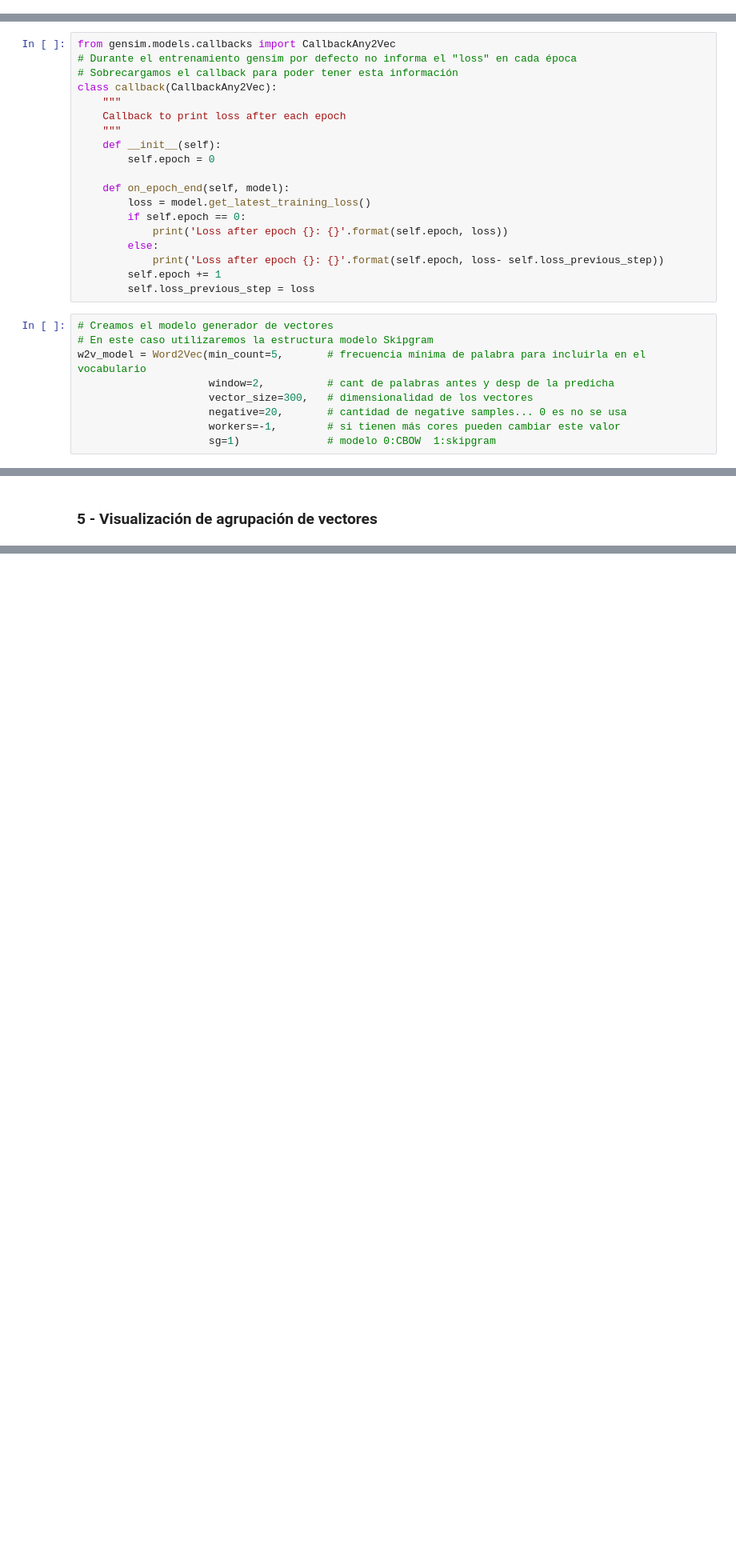
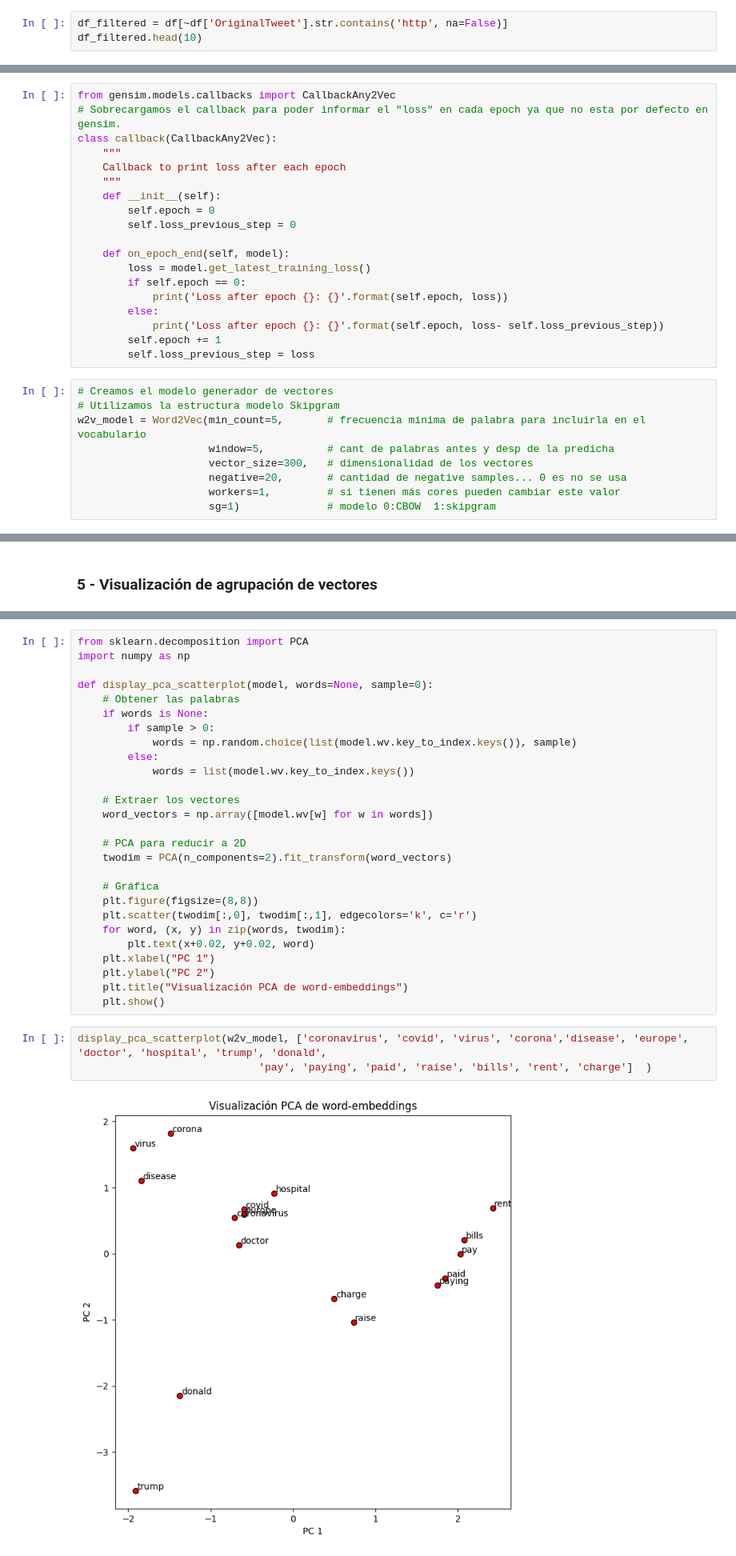
Before and after one commit to bdesia/nlp1, a Jupyter notebook: Desafio_2.ipynb, the cells around one changed output, grey strips where cells are left out. Shown: that part at 80% size. Saved outputs shown, nothing was run; the diff lists cells and outputs as text; blank space fills up the shorter version.

Commit message:
Para evaluación.

```diff
--- a/Desafio_2.ipynb
+++ b/Desafio_2.ipynb
@@ -70,0 +83,3 @@ Cantidad de documentos: 50000
+# %%
+df_filtered = df[~df['OriginalTweet'].str.contains('http', na=False)]
+df_filtered.head(10)
@@ -102,13 +136,13 @@ sentence_tokens[:2]
 # %%
 from gensim.models.callbacks import CallbackAny2Vec
-# Durante el entrenamiento gensim por defecto no informa el "loss" en cada época
-# Sobrecargamos el callback para poder tener esta información
+# Sobrecargamos el callback para poder informar el "loss" en cada epoch ya que no esta por defecto en gensim.
 class callback(CallbackAny2Vec):
     """
     Callback to print loss after each epoch
     """
     def __init__(self):
         self.epoch = 0
+        self.loss_previous_step = 0
 
     def on_epoch_end(self, model):
         loss = model.get_latest_training_loss()
@@ -120,12 +154,12 @@ class callback(CallbackAny2Vec):
         self.loss_previous_step = loss
 # %%
 # Creamos el modelo generador de vectores
-# En este caso utilizaremos la estructura modelo Skipgram
+# Utilizamos la estructura modelo Skipgram
 w2v_model = Word2Vec(min_count=5,       # frecuencia mínima de palabra para incluirla en el vocabulario
-                     window=2,          # cant de palabras antes y desp de la predicha
+                     window=5,          # cant de palabras antes y desp de la predicha
                      vector_size=300,   # dimensionalidad de los vectores
                      negative=20,       # cantidad de negative samples... 0 es no se usa
-                     workers=-1,        # si tienen más cores pueden cambiar este valor
+                     workers=1,         # si tienen más cores pueden cambiar este valor
                      sg=1)              # modelo 0:CBOW  1:skipgram
 # %%
 # Obtener el vocabulario con los tokens
@@ -209,0 +250,32 @@ w2v_model.wv.most_similar(negative=["disappointing"], topn=10)
+# %%
+from sklearn.decomposition import PCA
+import numpy as np
+
+def display_pca_scatterplot(model, words=None, sample=0):
+    # Obtener las palabras
+    if words is None:
+        if sample > 0:
+            words = np.random.choice(list(model.wv.key_to_index.keys()), sample)
+        else:
+            words = list(model.wv.key_to_index.keys())
+
+    # Extraer los vectores
+    word_vectors = np.array([model.wv[w] for w in words])
+
+    # PCA para reducir a 2D
+    twodim = PCA(n_components=2).fit_transform(word_vectors)
+
+    # Gráfica
+    plt.figure(figsize=(8,8))
+    plt.scatter(twodim[:,0], twodim[:,1], edgecolors='k', c='r')
+    for word, (x, y) in zip(words, twodim):
+        plt.text(x+0.02, y+0.02, word)
+    plt.xlabel("PC 1")
+    plt.ylabel("PC 2")
+    plt.title("Visualización PCA de word-embeddings")
+    plt.show()
+# %%
+display_pca_scatterplot(w2v_model, ['coronavirus', 'covid', 'virus', 'corona','disease', 'europe',  'doctor', 'hospital', 'trump', 'donald',
+                             'pay', 'paying', 'paid', 'raise', 'bills', 'rent', 'charge']  )
+# %% [output]
+[figure, added]
```
Also changed, not shown: parts of 34 cells of this notebook.
